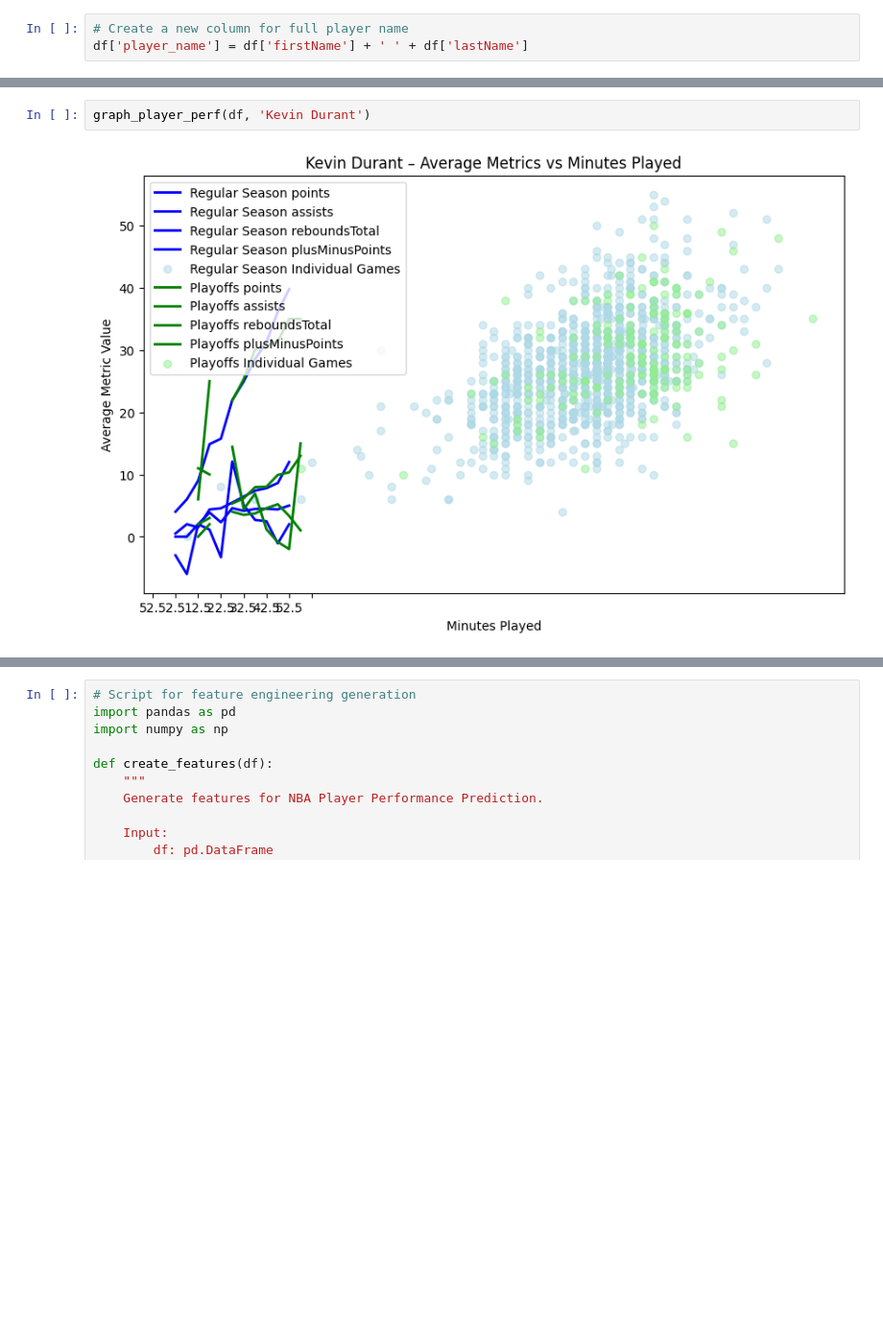
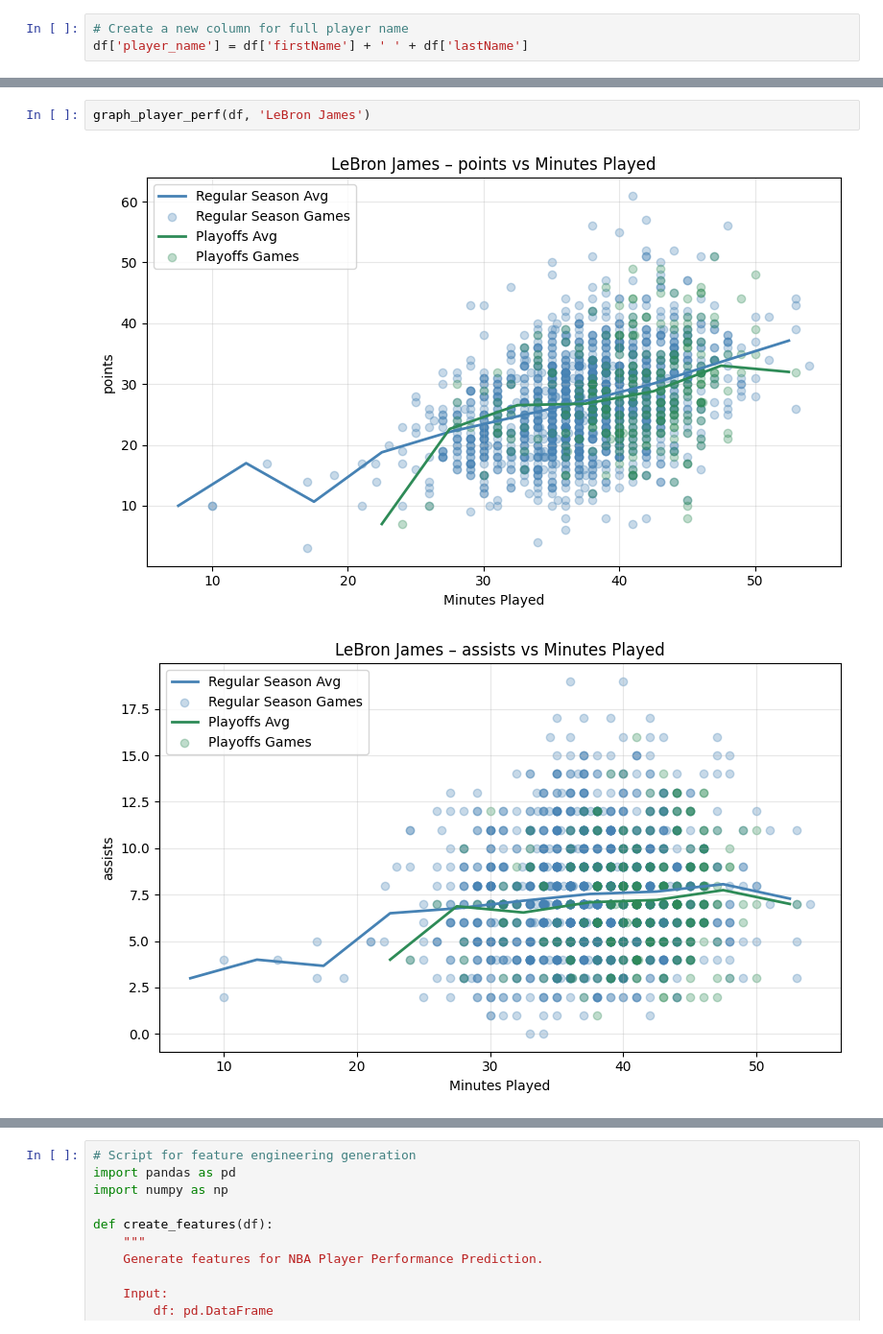
Before and after one commit to derekjohnson7/NBA-Player-Performance-Predictor, a Jupyter notebook: NBA_analysis.ipynb, the cells around one changed output, grey strips where cells are left out. Shown at 96% size. Cells and saved outputs as stored; diff of their text form; blank space fills up the shorter version.

```diff
--- a/NBA_analysis.ipynb
+++ b/NBA_analysis.ipynb
@@ -315,4 +305,5 @@ def graph_player_perf(df, player_name):
 # %%
-graph_player_perf(df, 'Kevin Durant')
+graph_player_perf(df, 'LeBron James')
 # %% [output]
-[figure, old version]
+[figure, new version]
+[figure, added]
```
Also changed, not shown: parts of 9 cells of this notebook.
